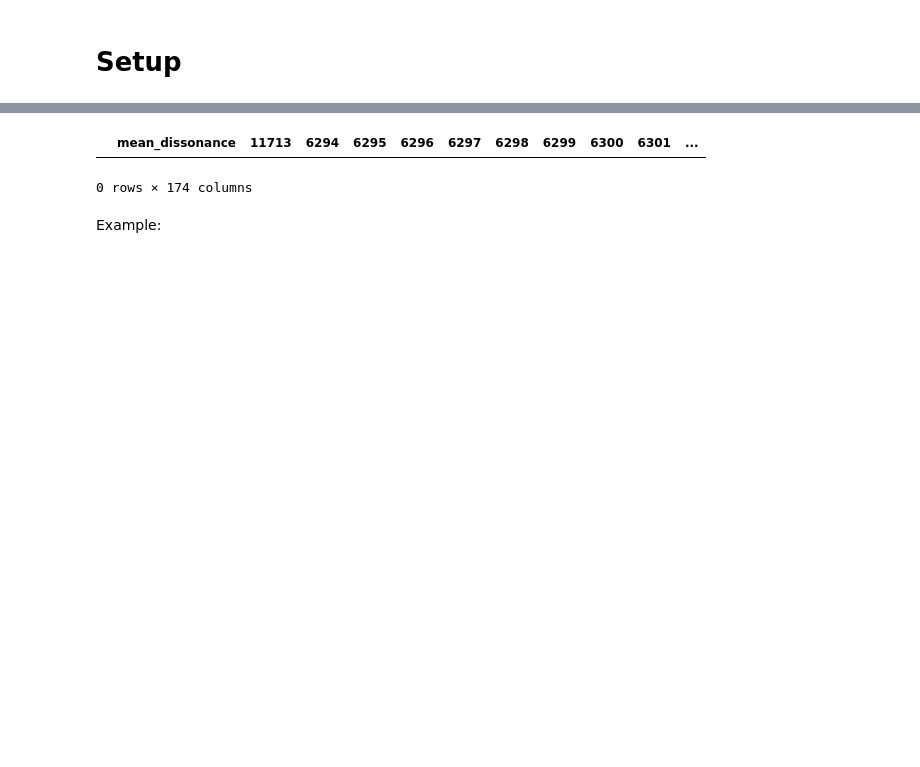
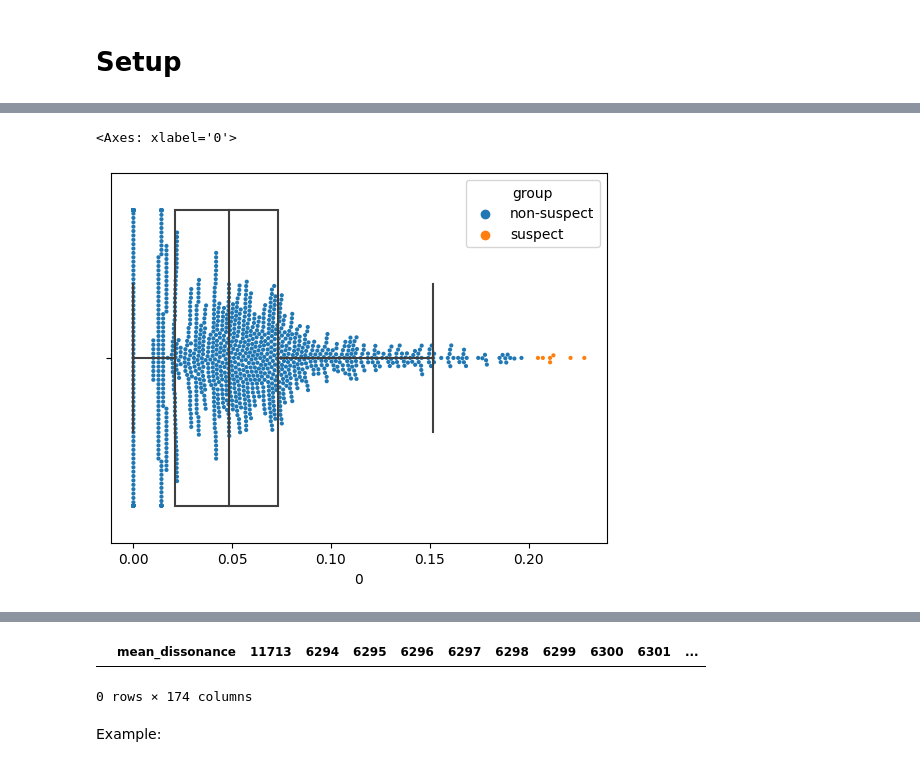
Before and after one commit to zeroknowledgediscovery/truthnet, a Jupyter notebook: notebooks/bond-court-data.ipynb, the cells around one changed output, grey strips where cells are left out. Drawn from its saved outputs; the diff is of its cells as text; code cells hidden in the pictures; blank space fills up the shorter version.

```diff
--- a/notebooks/bond-court-data.ipynb
+++ b/notebooks/bond-court-data.ipynb
@@ -37,0 +270,17 @@ import optuna
+# %%
+ax = sns.swarmplot(
+    data=disson[0],
+    x=0,
+    hue="group",
+    size=3,
+)
+sns.boxplot(
+    data=disson[0],
+    x=0,
+    zorder=10,
+    boxprops={"facecolor": "None", "zorder": 10},
+    showfliers=False,
+)
+# %% [output]
+<Axes: xlabel='0'>
+[figure, added]
```
Also changed, not shown: parts of 32 cells of this notebook, 3 other files.
